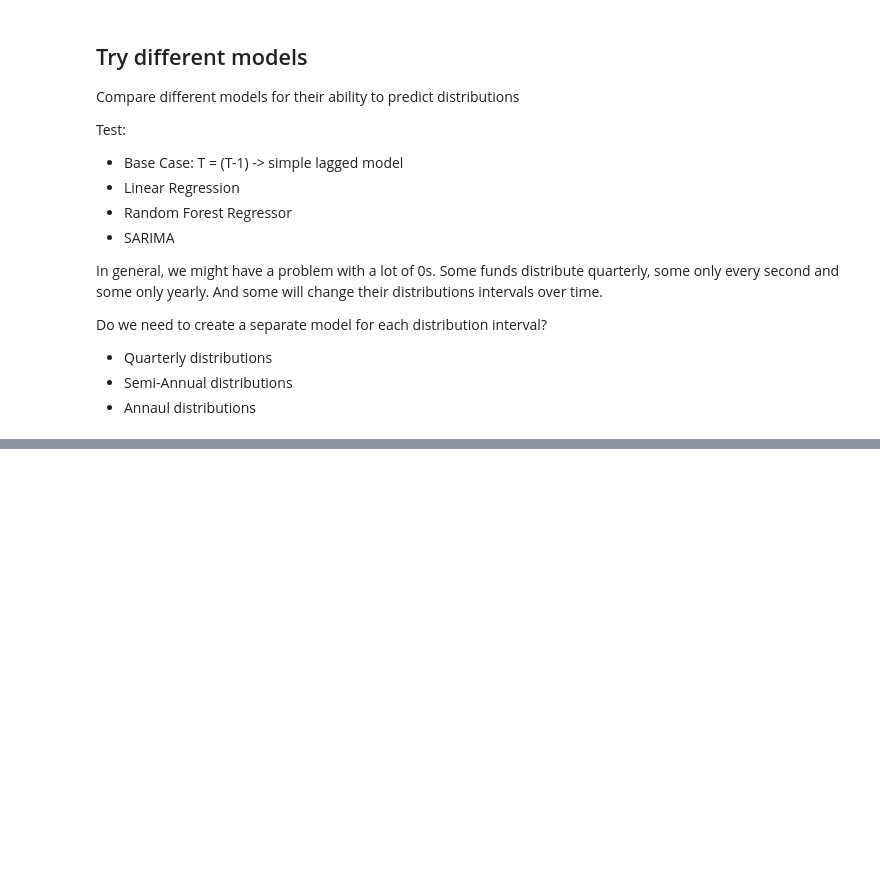
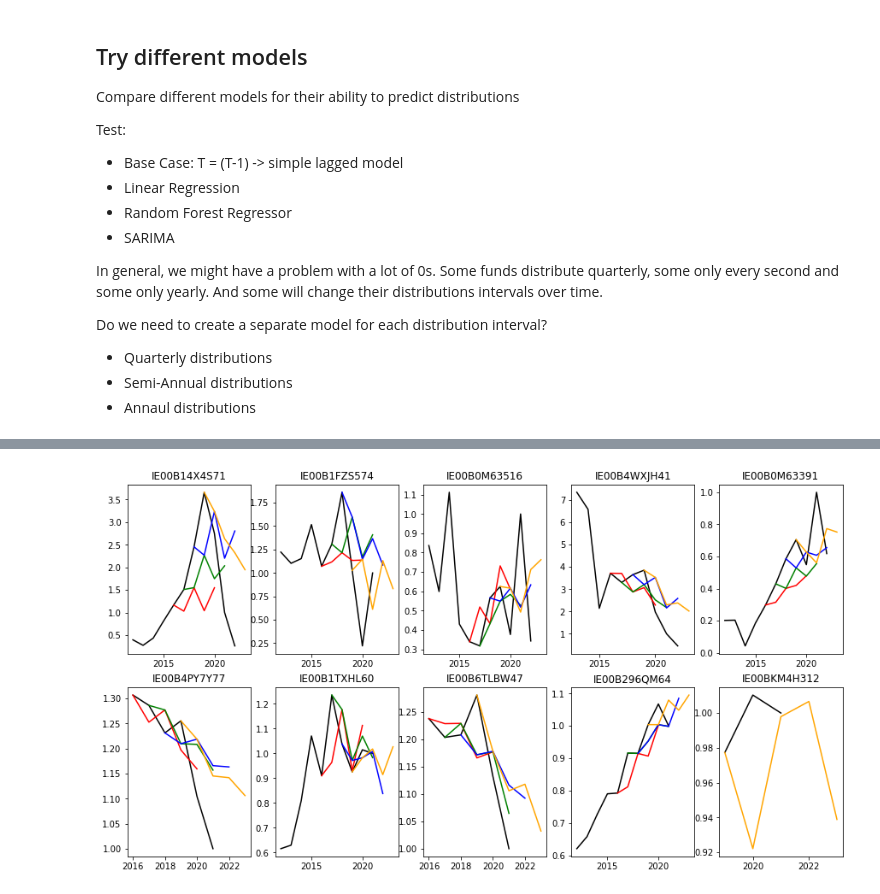
Before and after one commit to Mebbel/PortfolioManagement, a Jupyter notebook: _C011_Predict_Distributions_TopDown.ipynb, the cells around one changed output, grey strips where cells are left out. Cells and saved outputs as stored; diff of their text form; code cells hidden in the pictures; blank space fills up the shorter version.

```diff
--- a/_C011_Predict_Distributions_TopDown.ipynb
+++ b/_C011_Predict_Distributions_TopDown.ipynb
@@ -521,0 +659,9 @@ Do we need to create a separate model for each distribution interval?
+# %%
+train = df_model.drop(['Security_ISIN', 'Year'], axis = 1)
+test = df_model.drop(['Security_ISIN', 'Year'], axis = 1)
+
+X_train = train.drop(['Dist_Amount'], axis = 1)
+X_test = test.drop(['Dist_Amount'], axis = 1)
+
+Y_train = train['Dist_Amount']
+Y_test = test['Dist_Amount']
@@ -521,0 +796,11 @@ Do we need to create a separate model for each distribution interval?
+# %%
+# Determine ETF products with largest errors
+df_err_by_isin = df_pred_check.groupby(['Security_ISIN']).agg({'Abs_Perc_Error': 'mean'}).reset_index().sort_values('Abs_Perc_Error', ascending=False)
+
+# print(df_err_by_isin.head())
+
+# Select top 5 and bottom 5
+isin_list = df_err_by_isin[:5]['Security_ISIN']
+isin_list = isin_list.append(df_err_by_isin['Security_ISIN'].tail(5))
+
+isin_list
@@ -521,0 +819,59 @@ Do we need to create a separate model for each distribution interval?
+# %%
+# Visualize with line plot
+
+# TODO: Sort by goodness of fit !!!!!
+# TODO: SELECT Top / Mid / Bottom 5 for blog post!!
+
+import matplotlib.pyplot as plt
+import math
+
+# df_plot = df_pred.copy()
+
+# isin_unique = df_pred.Security_ISIN.unique()
+
+# Determine first year_base for predictions
+min_year_base = df_pred[df_pred.Year != df_pred.Year_Base].Year_Base.min()
+
+# fig = plt.figure(figsize=(10,8))
+
+# Loop over first 25 ETF products
+fig, ax = plt.subplots(2, 5, figsize=(15, 8))
+
+colors = ['red', 'green', 'blue', 'orange', 'purple']
+
+# Create tuples for plot locations
+ax_loc = []
+for r in range(2):
+    for c in range(5):
+        ax_loc.append((r, c))
+
+
+for i_, isin_i in enumerate(isin_list): #[:25]):
+
+    # isin_i = "IE00B296QM64"
+    df_plot = df_pred[df_pred.Security_ISIN == isin_i].copy()
+
+    df_plot_base = df_plot[df_plot.Year == df_plot.Year_Base].copy()
+
+    # Reduce time horizon
+    df_plot_base = df_plot_base[df_plot_base.Year >= (min_year_base - 4)]
+
+    # ax_x = i_ % 5
+    # ax_y = math.trunc(i_ / 3)
+    ax_x, ax_y = ax_loc[i_]
+
+    ax[ax_x,ax_y].plot(df_plot_base['Year'], df_plot_base['Dist_Amount'], color='black')
+
+    for i__, year_base_i in enumerate(range(min_year_base, min_year_base + 4)):
+        df_plot_i = df_plot[df_plot.Year_Base == year_base_i]
+        ax[ax_x,ax_y].plot(df_plot_i['Year'], df_plot_i['Dist_Amount'], color=colors[i__])
+
+    ax[ax_x,ax_y].set_title(isin_i)
+
+plt.show()
+
+
+# TODO: Absolute errors and values do not work. Need to normalize data for the model?!
+# TODO: It seems like intense up/downward swings are not realized by the model. Extend features by rate of changes? First, second degree?
+# %% [output]
+[figure, added]
```
Also changed, not shown: parts of 29 cells of this notebook.
